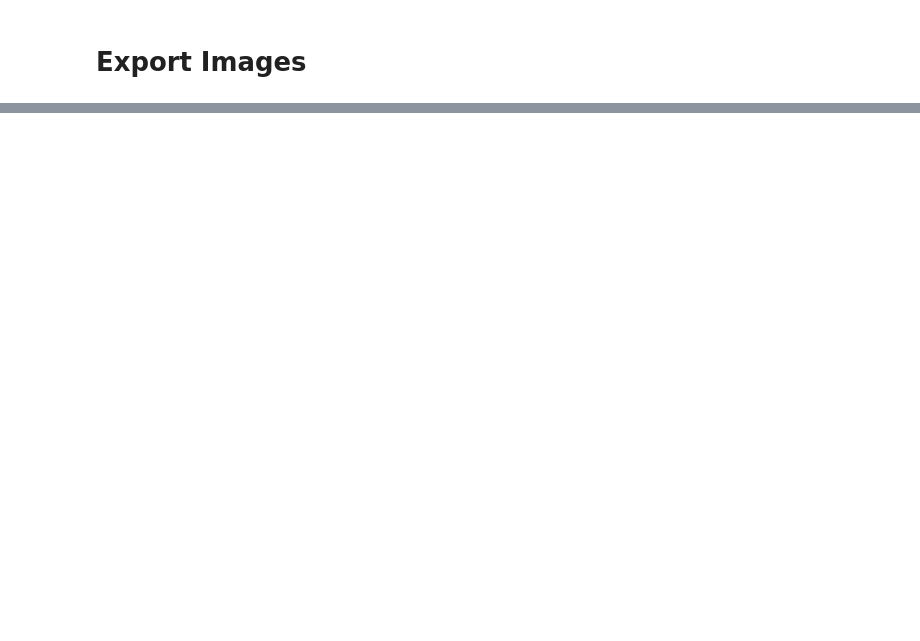
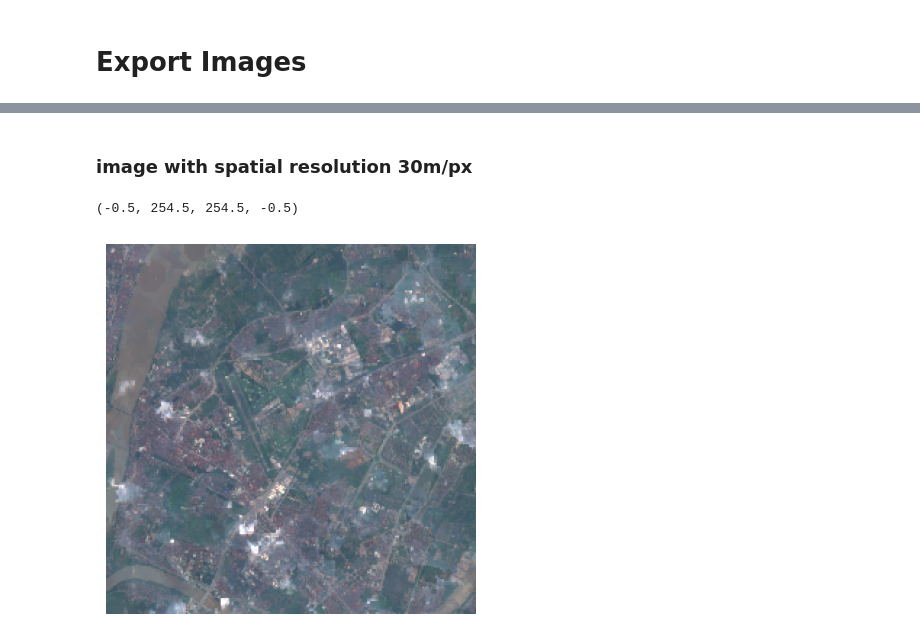
Before and after one commit to lhmtrinh/Remote-Sensing-Wealth-Index, a Jupyter notebook: extract_GPS_images/extract.ipynb, the cells around one changed output, grey strips where cells are left out. Drawn from its saved outputs; the diff is of its cells as text; code cells hidden in the pictures; blank space fills up the shorter version.

```diff
--- a/extract_GPS_images/extract.ipynb
+++ b/extract_GPS_images/extract.ipynb
@@ -126,0 +204,28 @@ plt.axis('off')
+# %% [markdown]
+### image with spatial resolution 30m/px
+# %%
+train_dataset = tf.data.TFRecordDataset('../LongBien_2016.tfrecord (1).gz', compression_type='GZIP')
+
+parse_tfrecord_with_bands = partial(image_utils.parse_tfrecord, bands=MS_BANDS + ['maximum'])
+
+parsed_dataset = train_dataset.map(parse_tfrecord_with_bands, num_parallel_calls=5)
+
+arr = np.zeros((255,255,3))
+
+def normalize_and_clip(band_data, min_val = 0.0, max_val=0.3):
+    return np.clip(band_data, min_val, max_val) / (max_val - min_val)
+
+blue = next(iter(parsed_dataset))['B2']
+green = next(iter(parsed_dataset))['B3']
+red = next(iter(parsed_dataset))['B4']
+
+arr[:,:,0] = normalize_and_clip(red)
+arr[:,:,1] =  normalize_and_clip(green)
+arr[:,:,2] =  normalize_and_clip(blue)
+
+plt.imshow(arr)
+
+plt.axis('off')
+# %% [output]
+(-0.5, 254.5, 254.5, -0.5)
+[figure, added]
```
Also changed, not shown: parts of 12 cells of this notebook, 2 other files.
